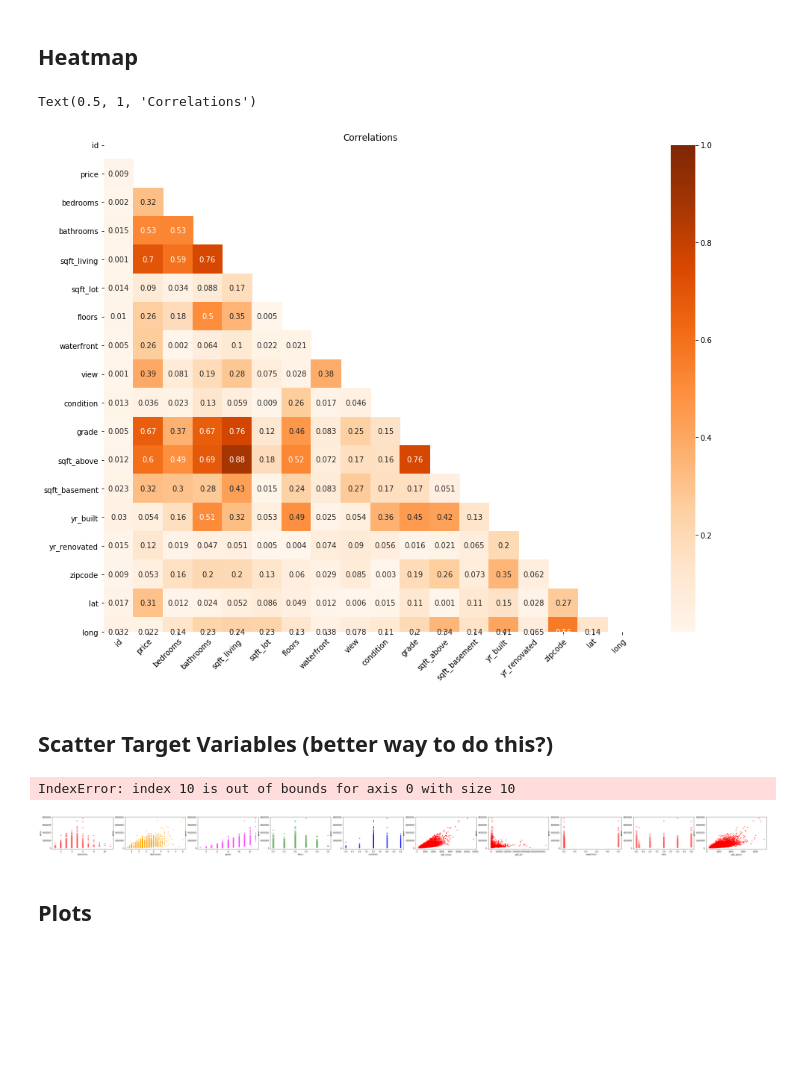
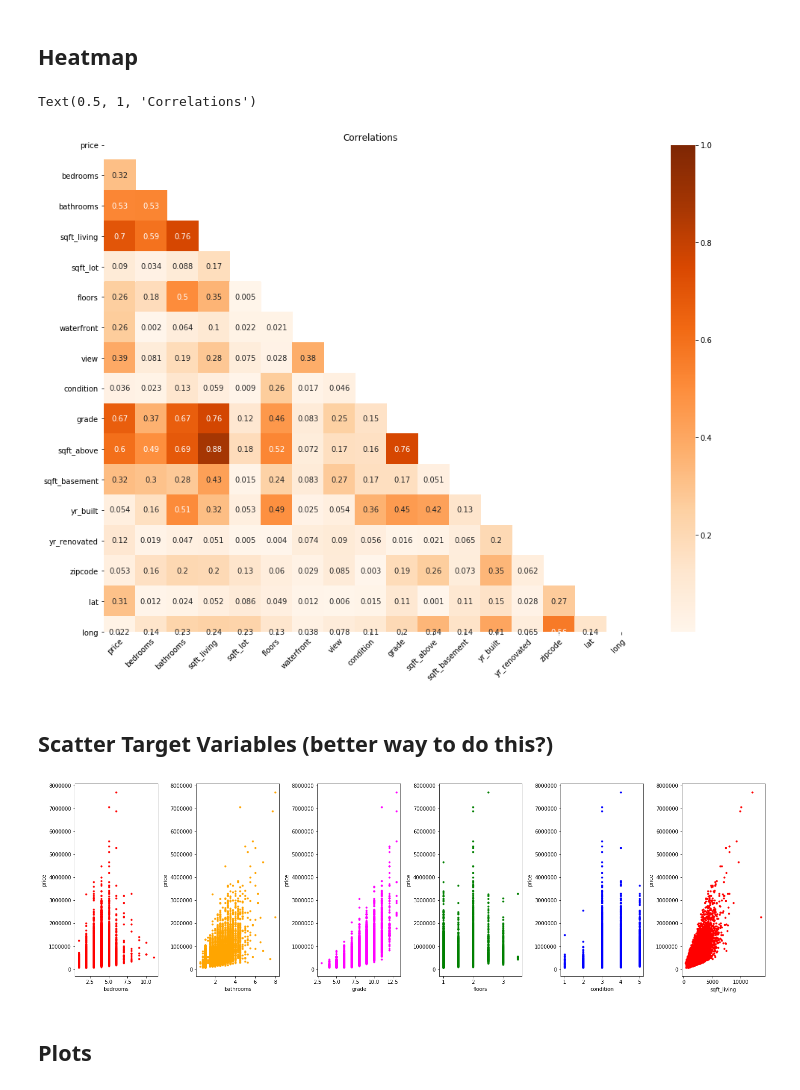
Before and after one commit to BlueViper8907/King-County-Housing-Regression, a Jupyter notebook: project2-codybranch/student_OSEMN.ipynb, the cells around one changed output. Saved outputs shown, nothing was run; the diff lists cells and outputs as text; code cells hidden in the pictures; blank space fills up the shorter version.

Commit message:
Revised plots to Catplots, dropped ID & date from model

```diff
--- a/project2-codybranch/student_OSEMN.ipynb
+++ b/project2-codybranch/student_OSEMN.ipynb
@@ -60,7 +60,7 @@ kc_data['sqft_basement'] = kc_data['sqft_basement'].replace({'?': 0})
 kc_data['sqft_basement'] = kc_data['sqft_basement'].astype(dtype=float, errors='ignore')
 # %%
 #drop unnessecary columns and fix data
-kc_data = kc_data.drop('sqft_living15', 1).drop('sqft_lot15', 1)
+kc_data = kc_data.drop('sqft_living15', 1).drop('sqft_lot15', 1).drop('id', 1).drop('date', 1)
 
 #look for outliers, in bedrooms, we can clearly see a single outlier, for other columns, filtering by z score will be easiest
 kc_data[kc_data['bedrooms'] == 33]
@@ -334,24 +333,23 @@ plt.setp(ax.get_xticklabels(),
 ax.set_title('Correlations')
 # %% [output]
 Text(0.5, 1, 'Correlations')
-[figure, old version]
+[figure, new version]
 # %% [markdown]
 ## Scatter Target Variables (better way to do this?)
 # %%
-cols_to_plot = ["bedrooms", "bathrooms","grade","floors", "condition", "sqft_living", "sqft_lot", "waterfront", "view","sqft_above", "sqft_basement", "yr_built", "yr_renovated", "zipcode", "lat", "long", "sqft_living15", "sqft_lot15"]
+cols_to_plot = ["bedrooms", "bathrooms","grade","floors", "condition", "sqft_living"]
 
-colors = ['red', 'orange', 'magenta', 'green', 'blue','red','red','red','red','red','red','red','red','red','red','red','red','red']
-fig, axes = plt.subplots(ncols=10, figsize=(64,3))
+colors = ['red', 'orange', 'magenta', 'green', 'blue','red']
+fig, axes = plt.subplots(ncols=6, figsize=(20,6))
 
 for i, col in enumerate(cols_to_plot):
     axes[i].scatter(x=df_renovated[col],y=df_renovated['price'],c=colors[i],marker='.')
     axes[i].set_xlabel(col)
     axes[i].set_ylabel('price')
 
 plt.tight_layout()
 # %% [output]
-IndexError: index 10 is out of bounds for axis 0 with size 10
-[figure, old version]
+[figure, new version]
 # %% [markdown]
 ## Plots
 # %% [markdown]
```
Also changed, not shown: parts of 50 cells of this notebook.
